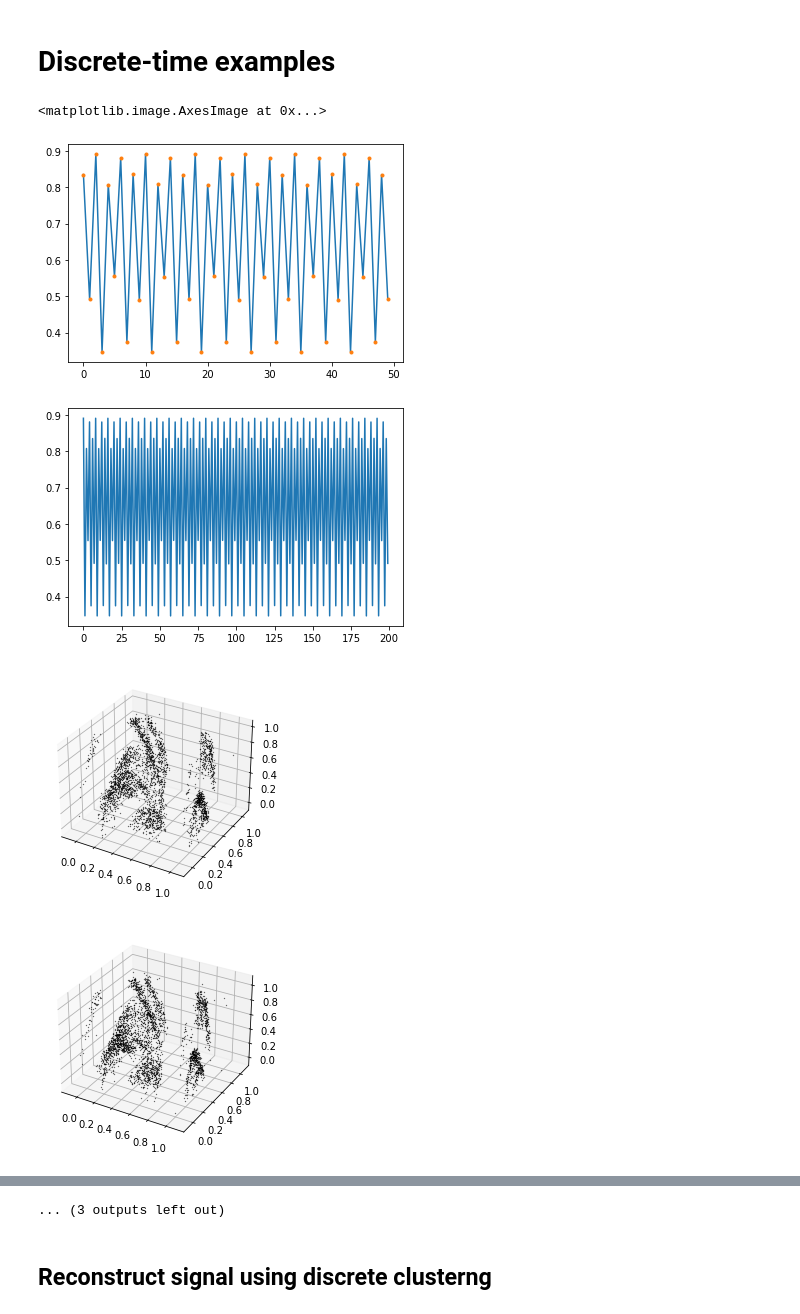
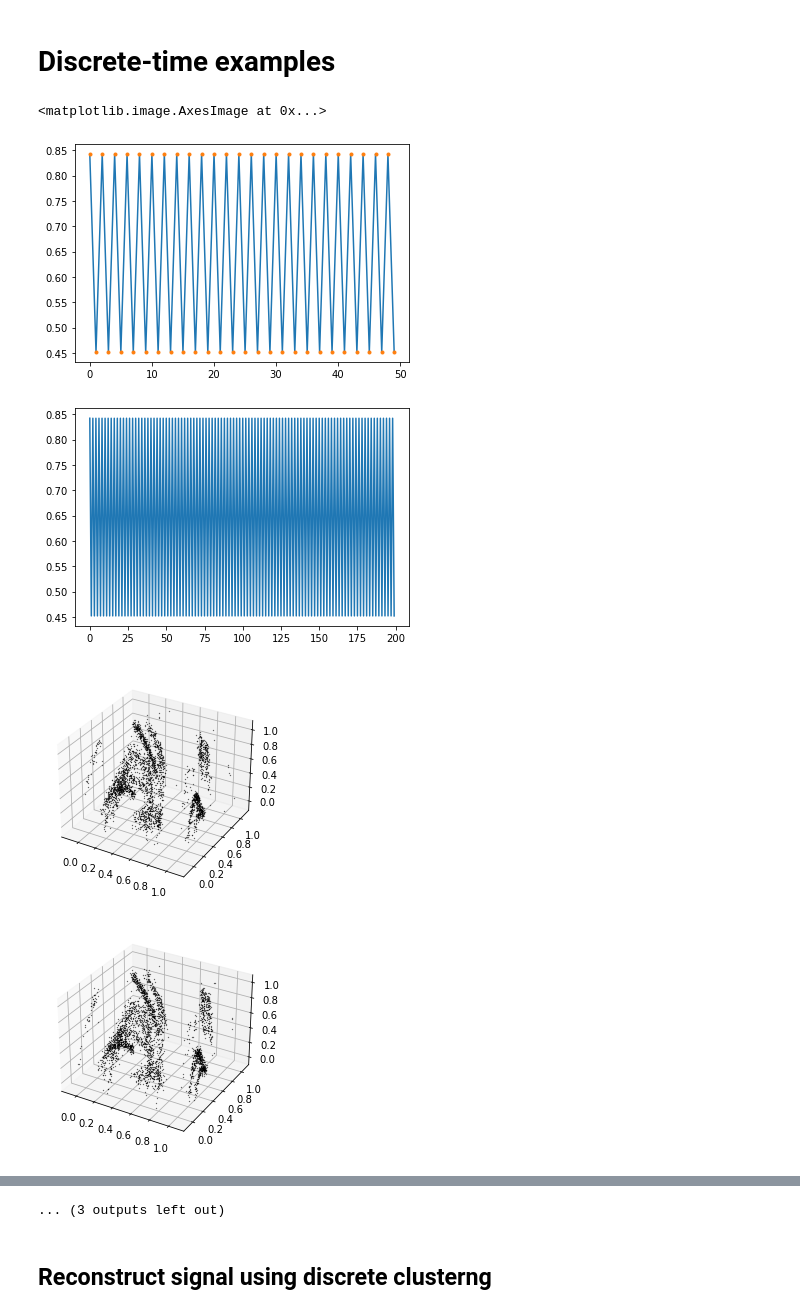
Before and after one commit to williamgilpin/shrec, a Jupyter notebook: shared_discrete.ipynb, the cells around one changed output, grey strips where cells are left out. Drawn from its saved outputs; the diff is of its cells as text; code cells hidden in the pictures.

```diff
--- a/shared_discrete.ipynb
+++ b/shared_discrete.ipynb
@@ -71,7 +71,7 @@ lam_double = [3,
 
 # def valnext(x, d, lam0=lam8, noise=0.016): # for clique graphs
 # def valnext(x, d, lam0=lam8, noise=0.025):
-def valnext(x, d, lam0=lam8, noise=0.04):
+def valnext(x, d, lam0=lam2, noise=0.04):
 # def valnext(x, d, lam0=lam4, noise=0.0):
     """
     Find the next value in a driven chaotic logistic map. Brownian noise is applied to
@@ -112,34 +112,34 @@ all_attractors = list()
 for row in vals_response.T:
     embedding = list()
     for i in range(m):
         embedding.append(row[i : i - m])
     embedding = np.vstack(embedding).T
     all_attractors.append(embedding)
 all_attractors = np.array(all_attractors)
 
 ## Plot attractors
 
 plt.figure()
 plt.plot(vals_drive[-50:])
 plt.plot(vals_drive[-50:], '.')
 
 plt.figure()
 plt.plot(vals_drive[-200:])
 
 for attractor in all_attractors[:10]:
     plt.figure()
     ax = plt.axes(projection='3d')
     ax.plot3D(attractor[:, 0], attractor[:, 1], attractor[:, 2], '.k', markersize=0.5)
 
 
 plt.figure()
 plt.plot(np.mean(vals_response, axis=-1)[:40])
 
 plt.figure(figsize=(40, 2))
 plt.imshow(vals_response[:100].T)
 # %% [output]
 <matplotlib.image.AxesImage at 0x...>
-[figure, old version]
+[figure, new version]
-[figure, old version]
+[figure, new version]
-[figure, old version]
+[figure, new version]
-[figure, old version]
+[figure, new version]
```
Also changed, not shown: parts of 15 cells of this notebook, 10 other files.
